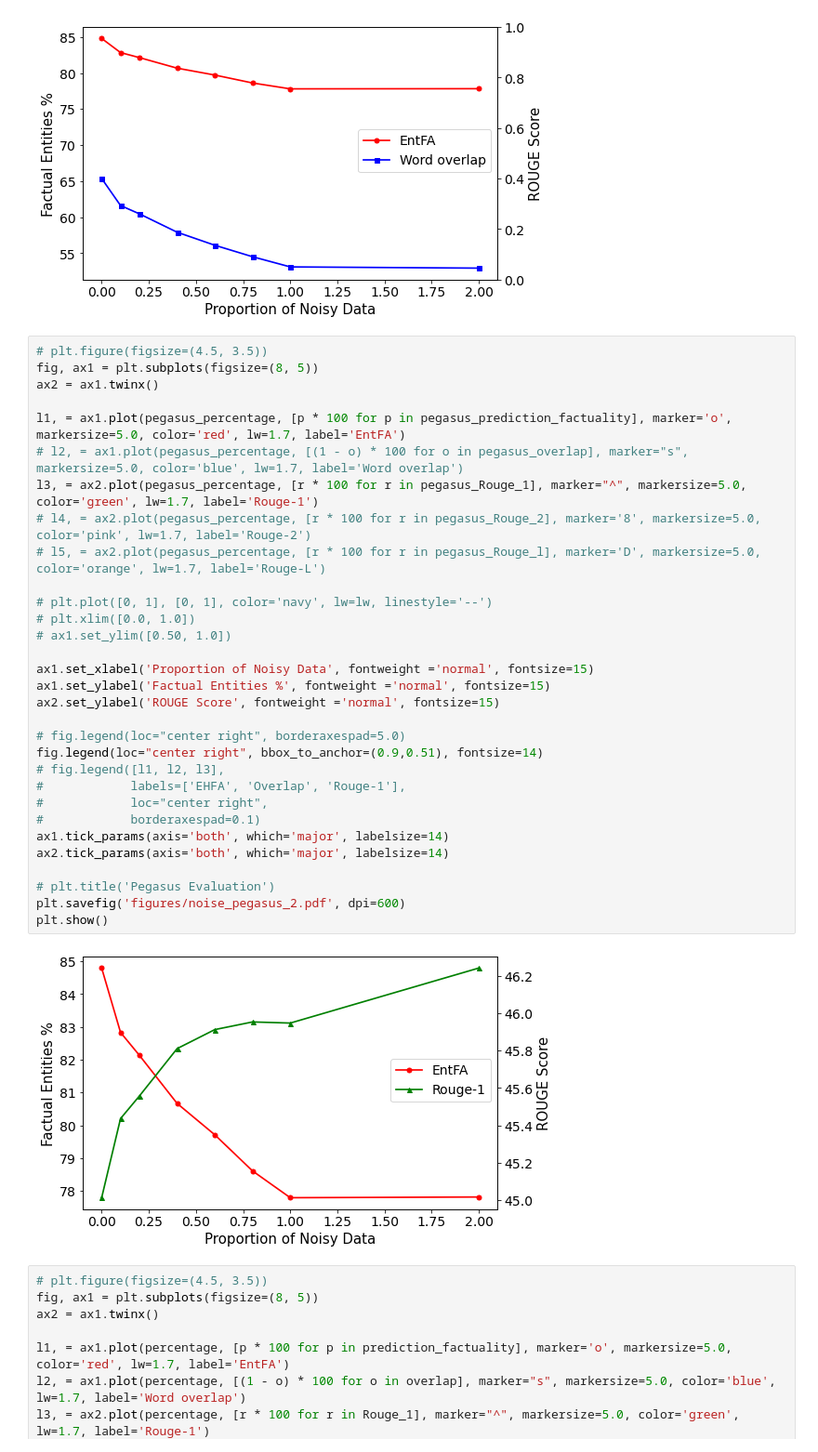
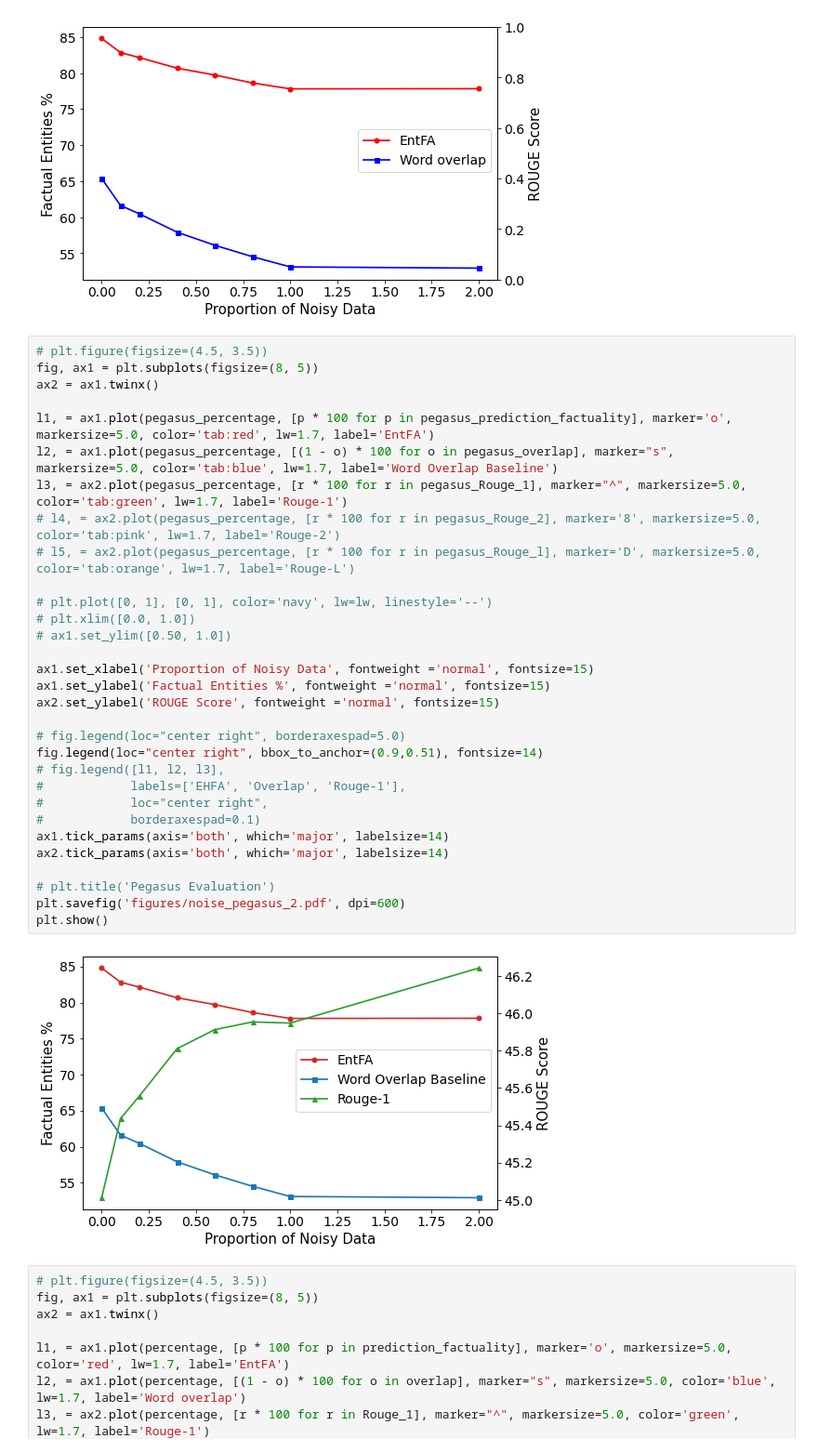
Before and after one commit to mcao610/hallucination_detection, a Jupyter notebook: notebooks/noise_percent_diagram.ipynb, the cells around one changed output. Shown at 93% size. Cells and saved outputs as stored; diff of their text form.

Commit message:
update graph

```diff
--- a/notebooks/noise_percent_diagram.ipynb
+++ b/notebooks/noise_percent_diagram.ipynb
@@ -172,36 +172,36 @@ plt.show()
 # %%
 # plt.figure(figsize=(4.5, 3.5))
 fig, ax1 = plt.subplots(figsize=(8, 5))
 ax2 = ax1.twinx()
 
-l1, = ax1.plot(pegasus_percentage, [p * 100 for p in pegasus_prediction_factuality], marker='o', markersize=5.0, color='red', lw=1.7, label='EntFA')
-# l2, = ax1.plot(pegasus_percentage, [(1 - o) * 100 for o in pegasus_overlap], marker="s", markersize=5.0, color='blue', lw=1.7, label='Word overlap')
-l3, = ax2.plot(pegasus_percentage, [r * 100 for r in pegasus_Rouge_1], marker="^", markersize=5.0, color='green', lw=1.7, label='Rouge-1')
-# l4, = ax2.plot(pegasus_percentage, [r * 100 for r in pegasus_Rouge_2], marker='8', markersize=5.0, color='pink', lw=1.7, label='Rouge-2')
-# l5, = ax2.plot(pegasus_percentage, [r * 100 for r in pegasus_Rouge_l], marker='D', markersize=5.0, color='orange', lw=1.7, label='Rouge-L')
+l1, = ax1.plot(pegasus_percentage, [p * 100 for p in pegasus_prediction_factuality], marker='o', markersize=5.0, color='tab:red', lw=1.7, label='EntFA')
+l2, = ax1.plot(pegasus_percentage, [(1 - o) * 100 for o in pegasus_overlap], marker="s", markersize=5.0, color='tab:blue', lw=1.7, label='Word Overlap Baseline')
+l3, = ax2.plot(pegasus_percentage, [r * 100 for r in pegasus_Rouge_1], marker="^", markersize=5.0, color='tab:green', lw=1.7, label='Rouge-1')
+# l4, = ax2.plot(pegasus_percentage, [r * 100 for r in pegasus_Rouge_2], marker='8', markersize=5.0, color='tab:pink', lw=1.7, label='Rouge-2')
+# l5, = ax2.plot(pegasus_percentage, [r * 100 for r in pegasus_Rouge_l], marker='D', markersize=5.0, color='tab:orange', lw=1.7, label='Rouge-L')
 
 # plt.plot([0, 1], [0, 1], color='navy', lw=lw, linestyle='--')
 # plt.xlim([0.0, 1.0])
 # ax1.set_ylim([0.50, 1.0])
 
 ax1.set_xlabel('Proportion of Noisy Data', fontweight ='normal', fontsize=15)
 ax1.set_ylabel('Factual Entities %', fontweight ='normal', fontsize=15)
 ax2.set_ylabel('ROUGE Score', fontweight ='normal', fontsize=15)
 
 # fig.legend(loc="center right", borderaxespad=5.0)
 fig.legend(loc="center right", bbox_to_anchor=(0.9,0.51), fontsize=14)
 # fig.legend([l1, l2, l3],
 #            labels=['EHFA', 'Overlap', 'Rouge-1'],
 #            loc="center right",
 #            borderaxespad=0.1)
 ax1.tick_params(axis='both', which='major', labelsize=14)
 ax2.tick_params(axis='both', which='major', labelsize=14)
 
 # plt.title('Pegasus Evaluation')
 plt.savefig('figures/noise_pegasus_2.pdf', dpi=600)
 plt.show()
 # %% [output]
-[figure, old version]
+[figure, new version]
 # %%
 # plt.figure(figsize=(4.5, 3.5))
 fig, ax1 = plt.subplots(figsize=(8, 5))
```
